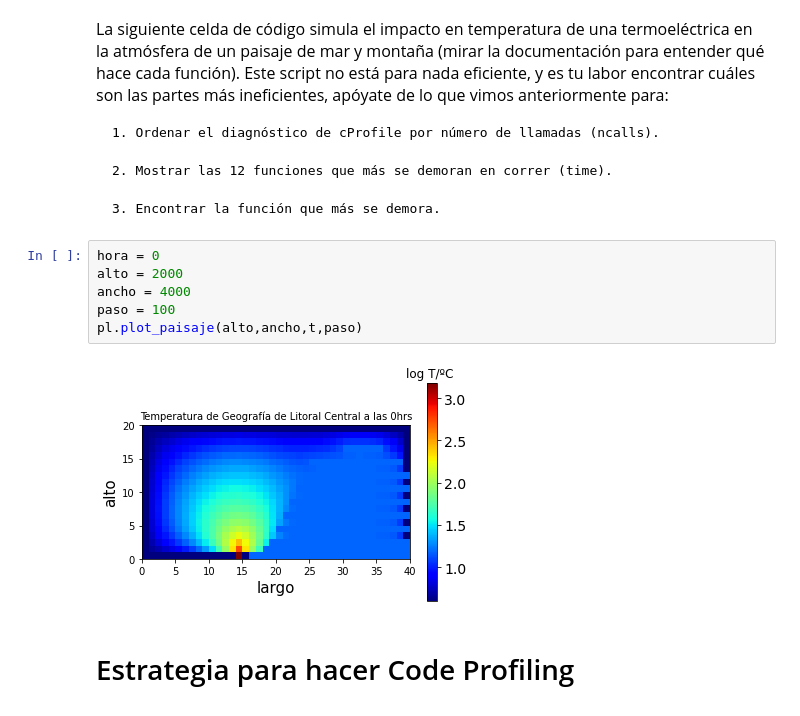
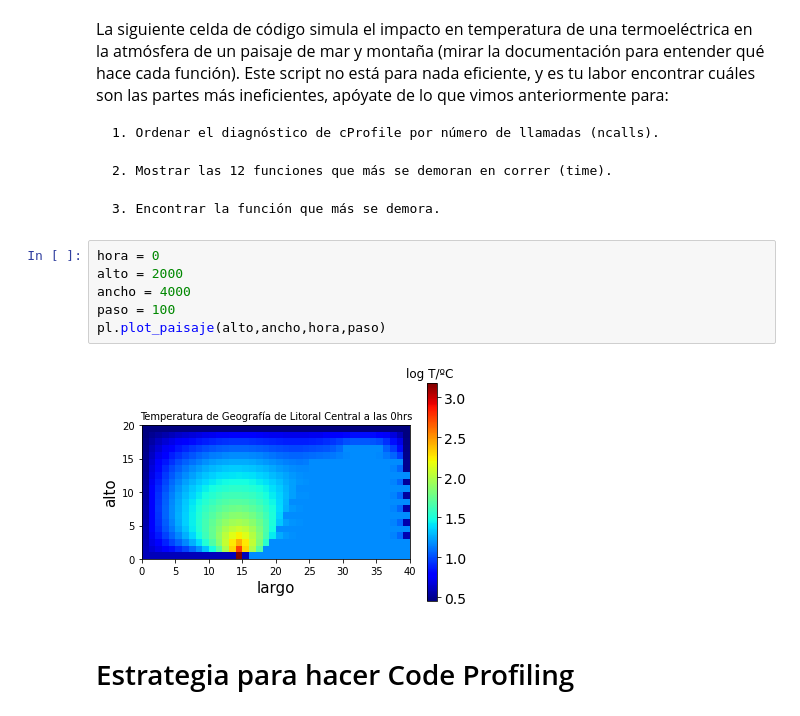
Before and after one commit to Science-and-Commit/Workshop_2022, a Jupyter notebook: 4_code_profilling_and_releasing/code_profiling.ipynb, the cells around one changed output. Drawn from its saved outputs; the diff is of its cells as text.

```diff
--- a/4_code_profilling_and_releasing/code_profiling.ipynb
+++ b/4_code_profilling_and_releasing/code_profiling.ipynb
@@ -191,11 +196,11 @@ stats.sort_stats("time").print_stats('append', 15)
 # %%
 hora = 0
 alto = 2000
 ancho = 4000
 paso = 100
-pl.plot_paisaje(alto,ancho,t,paso)
+pl.plot_paisaje(alto,ancho,hora,paso)
 # %% [output]
-[figure, old version]
+[figure, new version]
 # %% [markdown]
 # Estrategia para hacer Code Profiling
 # %% [markdown]
```
Also changed, not shown: parts of 7 cells of this notebook.
